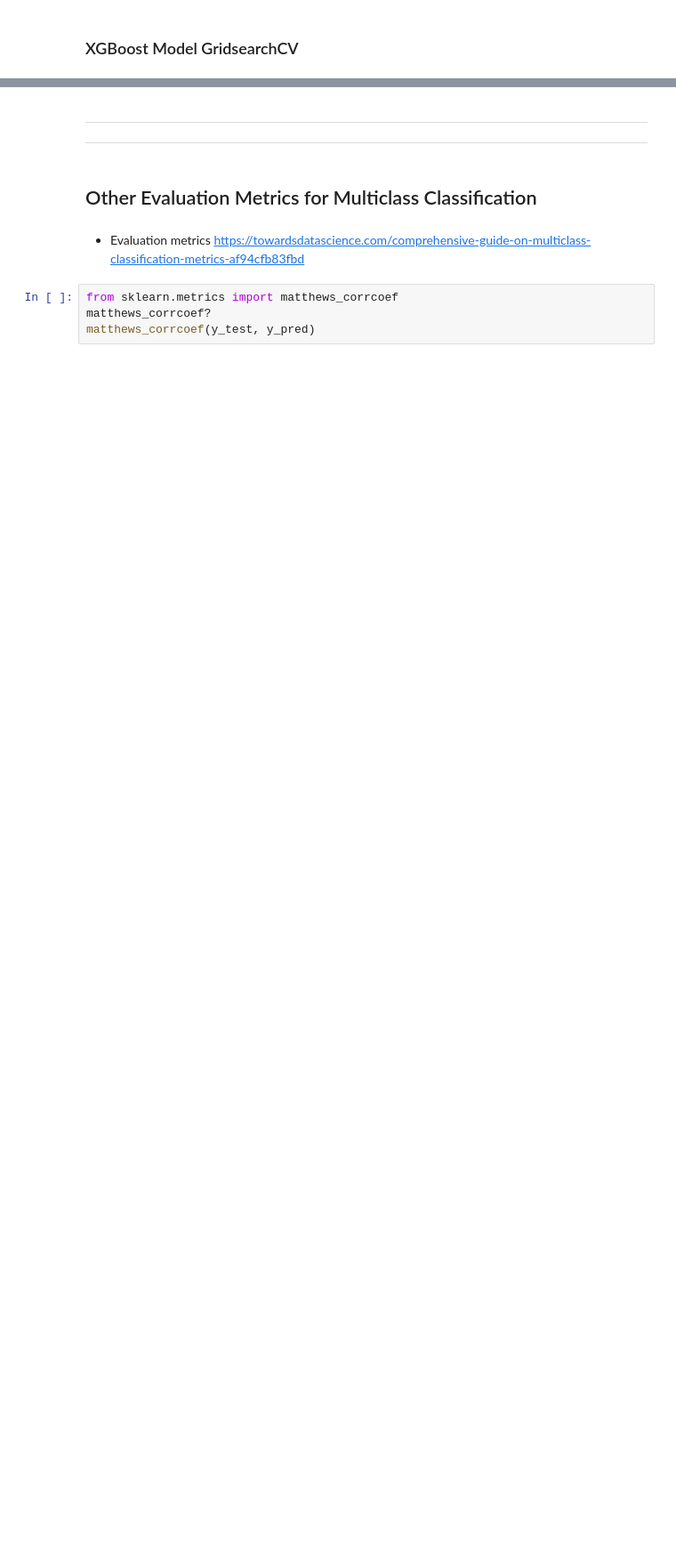
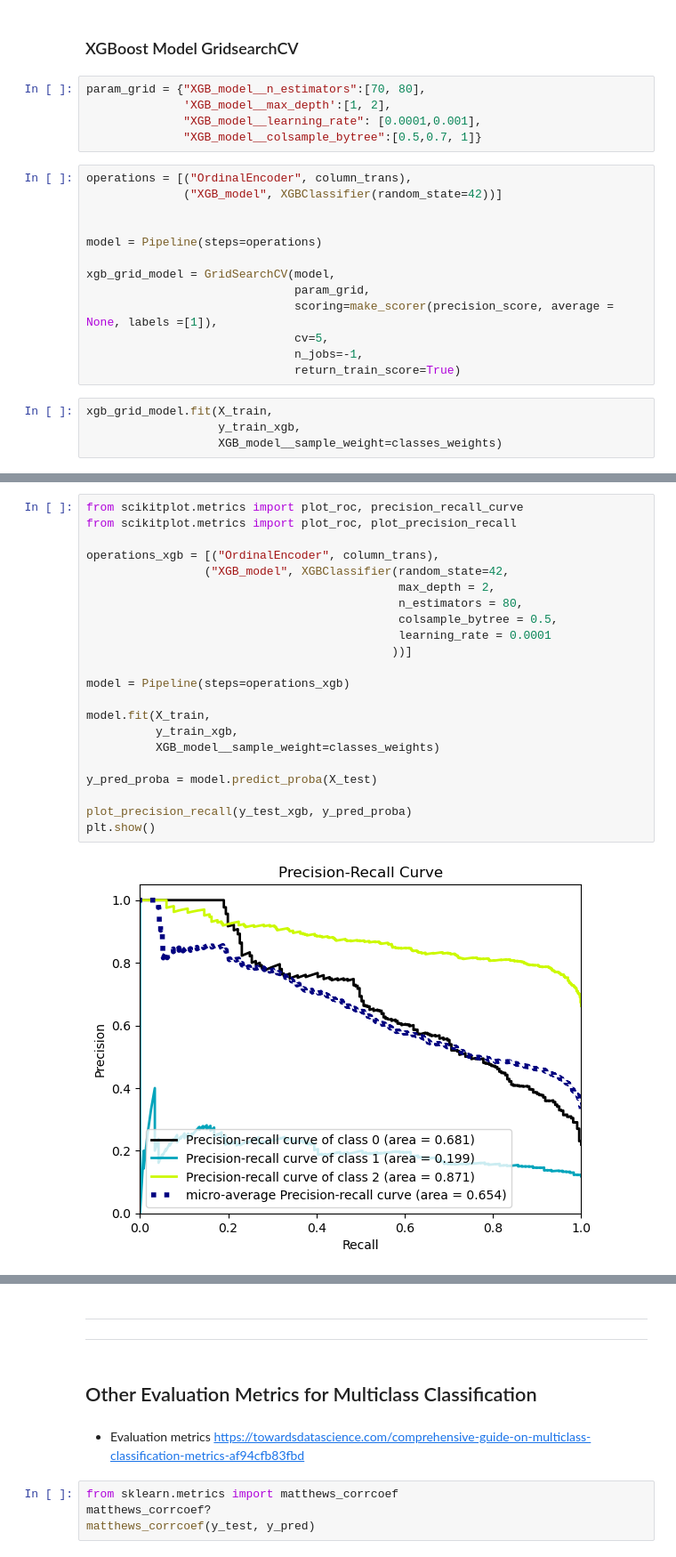
Before and after one commit to Nurdan10/ML_Projects, a Jupyter notebook: soldier_race_project_students_second.ipynb, the cells around one changed output, grey strips where cells are left out. Shown at 89% size. Saved outputs shown, nothing was run; the diff lists cells and outputs as text; blank space fills up the shorter version.

```diff
--- a/soldier_race_project_students_second.ipynb
+++ b/soldier_race_project_students_second.ipynb
@@ -1618,2 +1827,24 @@ weighted avg       1.00      1.00      1.00      4022
 # %% [markdown]
 ### XGBoost Model GridsearchCV
+# %%
+param_grid = {"XGB_model__n_estimators":[70, 80],
+              'XGB_model__max_depth':[1, 2],
+              "XGB_model__learning_rate": [0.0001,0.001],
+              "XGB_model__colsample_bytree":[0.5,0.7, 1]}
+# %%
+operations = [("OrdinalEncoder", column_trans),
+              ("XGB_model", XGBClassifier(random_state=42))]
+
+
+model = Pipeline(steps=operations)
+
+xgb_grid_model = GridSearchCV(model,
+                              param_grid,
+                              scoring=make_scorer(precision_score, average = None, labels =[1]),
+                              cv=5,
+                              n_jobs=-1,
+                              return_train_score=True)
+# %%
+xgb_grid_model.fit(X_train,
+                   y_train_xgb,
+                   XGB_model__sample_weight=classes_weights)
@@ -1619,0 +1929,24 @@ weighted avg       1.00      1.00      1.00      4022
+# %%
+from scikitplot.metrics import plot_roc, precision_recall_curve
+from scikitplot.metrics import plot_roc, plot_precision_recall
+
+operations_xgb = [("OrdinalEncoder", column_trans),
+                 ("XGB_model", XGBClassifier(random_state=42,
+                                             max_depth = 2,
+                                             n_estimators = 80,
+                                             colsample_bytree = 0.5,
+                                             learning_rate = 0.0001
+                                            ))]
+
+model = Pipeline(steps=operations_xgb)
+
+model.fit(X_train,
+          y_train_xgb,
+          XGB_model__sample_weight=classes_weights)
+
+y_pred_proba = model.predict_proba(X_test)
+
+plot_precision_recall(y_test_xgb, y_pred_proba)
+plt.show()
+# %% [output]
+[figure, added]
```
Also changed, not shown: parts of 46 cells of this notebook.
